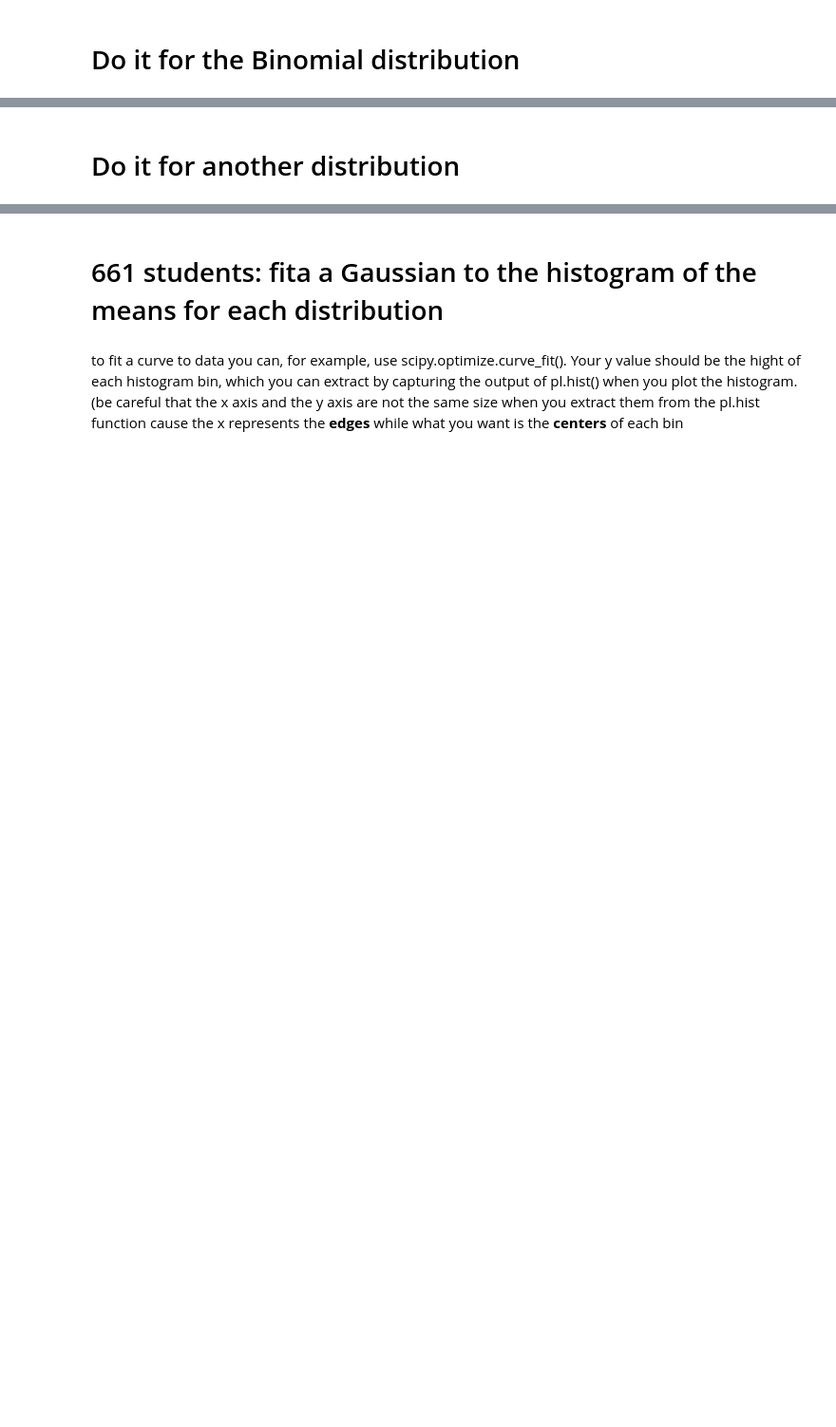
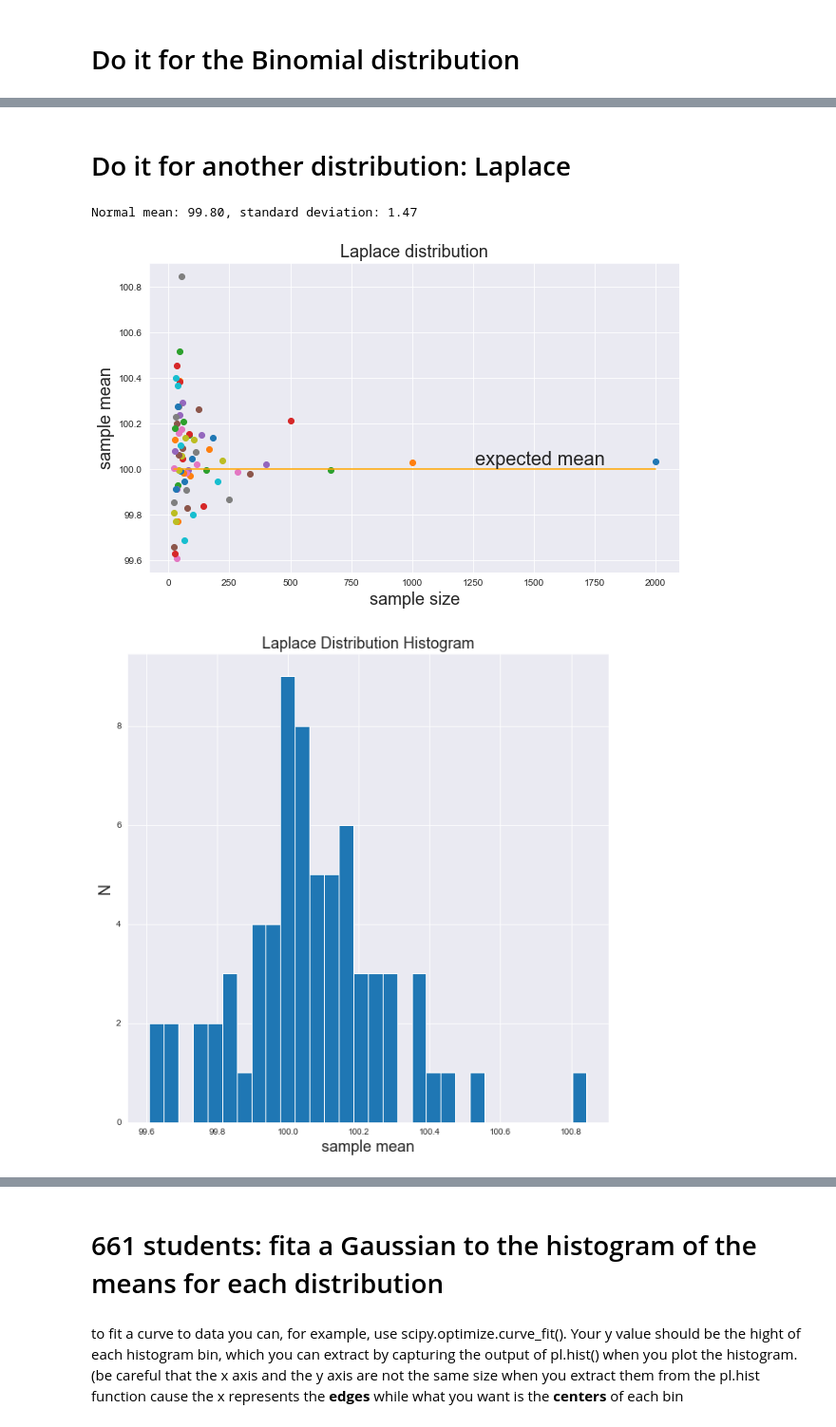
Before and after one commit to siddpatel1/DSPS_SPatel, a Jupyter notebook: HW2/SidPatel_CentralLimitTheorem.ipynb, the cells around one changed output, grey strips where cells are left out. Shown at 95% size. Drawn from its saved outputs; the diff is of its cells as text; code cells hidden in the pictures; blank space fills up the shorter version.

```diff
--- a/HW2/SidPatel_CentralLimitTheorem.ipynb
+++ b/HW2/SidPatel_CentralLimitTheorem.ipynb
@@ -293,2 +279,2 @@ Text(0.5, 1.0, 'Binomial Distribution Histogram,  p = 0.5')
 # %% [markdown]
-# Do it for another distribution
+# Do it for another distribution: Laplace
@@ -296,0 +281,36 @@ Text(0.5, 1.0, 'Binomial Distribution Histogram,  p = 0.5')
+# %%
+np.random.seed(1027)
+LaplaceMEAN = 100
+distSID['Laplace'] = {}
+
+Laplacemysize = (2000 / (np.array(range(1, 100)))).astype(int)
+
+for n in Laplacemysize:
+    distSID['Laplace'][n] = np.random.laplace(LaplaceMEAN,size = n)
+
+distSID['Laplace']['means'] = {}
+axLaplace = pl.figure(figsize=(10,6)).add_subplot(111)
+
+for nn in distSID['Laplace']:
+    if not type(nn) == str: # needed because one element is "mean"
+        distSID['Laplace']['means'][nn] = distSID['Laplace'][nn].mean()
+        #and plot it
+        axLaplace.plot(nn, distSID['Laplace']['means'][nn], 'o')
+        axLaplace.set_xlabel('sample size', fontsize=18)
+        axLaplace.set_ylabel('sample mean', fontsize=18)
+axLaplace.set_title('Laplace distribution', fontsize=18)
+axLaplace.plot([min(Laplacemysize), max(Laplacemysize)], [LaplaceMEAN, LaplaceMEAN], 'orange')
+axLaplace.text(axLaplace.get_xlim()[1] * .6, 100, "expected mean",va="bottom", fontsize=20)
+
+
+LaplaceallMeans = list(distSID['Laplace']['means'].values())
+pl.figure(figsize=(10, 10))
+pl.hist(LaplaceallMeans,bins=30)
+pl.xlabel('sample mean', fontsize = 18)
+pl.ylabel('N', fontsize = 18)
+pl.title('Laplace Distribution Histogram', fontsize=18)
+print("Normal mean: %.2f, standard deviation: %.2f"%(distSID['Laplace'][100].mean(), distSID['Laplace'][100].std()))
+# %% [output]
+Normal mean: 99.80, standard deviation: 1.47
+[figure, added]
+[figure, added]
```
Also changed, not shown: parts of 10 cells of this notebook.
